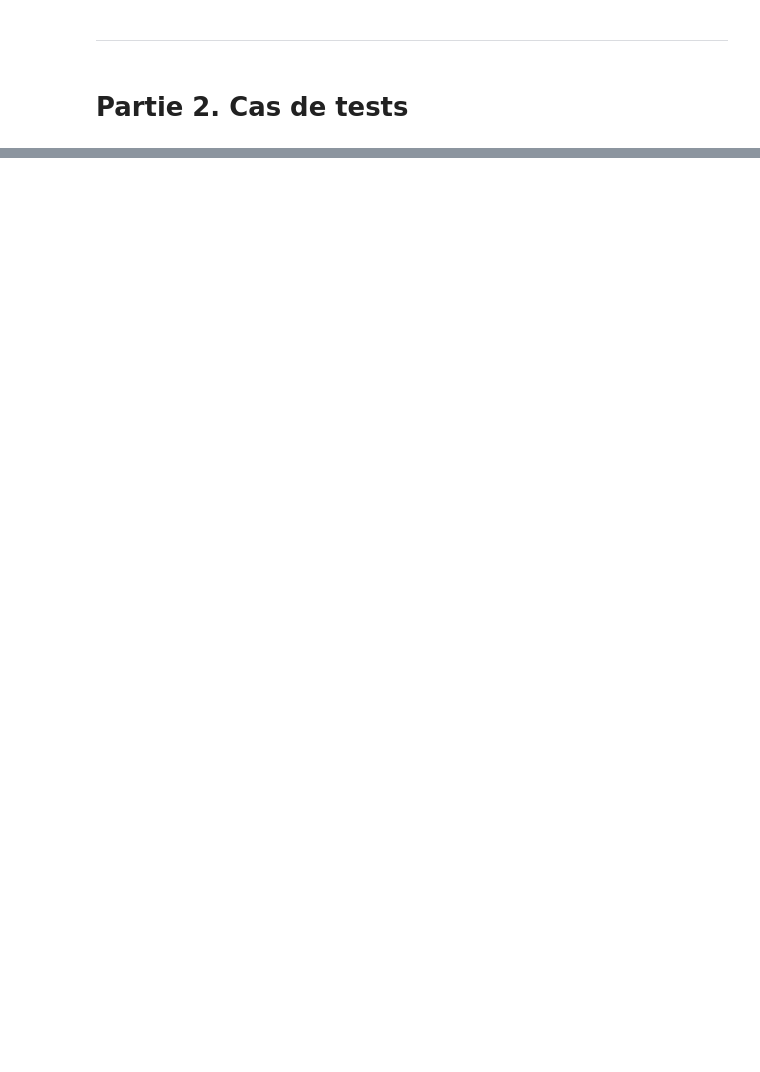
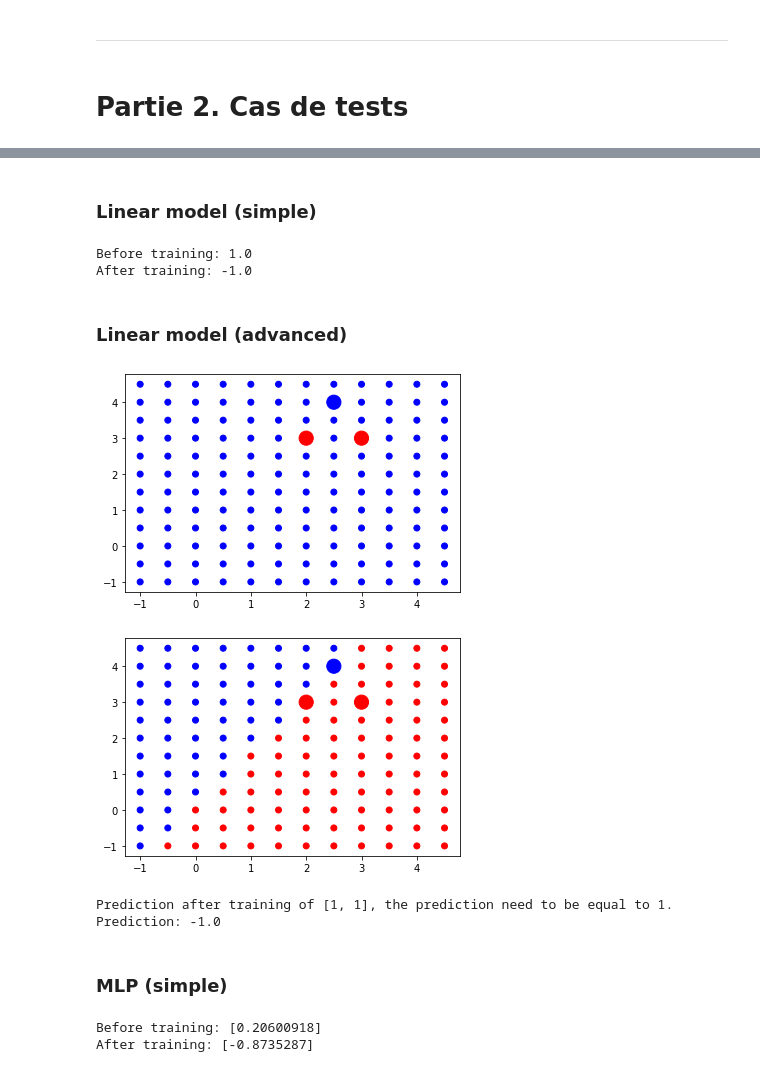
Before and after one commit to Levorilh/ml_python, a Jupyter notebook: rapport.ipynb, the cells around one changed output, grey strips where cells are left out. Cells and saved outputs as stored; diff of their text form; code cells hidden in the pictures; blank space fills up the shorter version.

```diff
--- a/rapport.ipynb
+++ b/rapport.ipynb
@@ -437,0 +510,79 @@ Model parameters: epochs=10000000, img_size=(8, 8), input_dim=[8] -- Train acc:
+# %% [markdown]
+### Linear model (simple)
+# %%
+input_dim = len(X[0])
+
+p_model = create_linear_model(input_dim)
+test_before = predict_linear_model_classif(p_model, input_dim, [1, 1])
+
+print("Before training:", test_before)
+
+train_linear_classification_model(p_model, input_dim, X, Y, alpha=0.001, epochs=10000)
+
+
+test_after = predict_linear_model_classif(p_model, input_dim , [1, 1])
+
+print("After training:",test_after)
+# %% [output]
+Before training: 1.0
+After training: -1.0
+# %% [markdown]
+### Linear model (advanced)
+# %%
+model = create_linear_model(input_dim)
+test_dataset = [[x1, x2] for x1 in np.arange(-1, 5, 0.5) for x2 in np.arange(-1, 5, 0.5)]
+colors = ["blue" if output >= 0 else "red" for output in Y]
+
+predicted_outputs = [predict_linear_model_classif(model, input_dim,  p) for p in test_dataset]
+predicted_outputs_colors = ['blue' if label == 1 else 'red' for label in predicted_outputs]
+plt.scatter([p[0] for p in test_dataset], [p[1] for p in test_dataset], c=predicted_outputs_colors)
+plt.scatter([p[0] for p in X], [p[1] for p in X], c=colors, s=200)
+plt.show()
+
+flattened_dataset_inputs = []
+for p in X:
+    flattened_dataset_inputs.append(p[0])
+    flattened_dataset_inputs.append(p[1])
+
+train_linear_classification_model(model, input_dim, flattened_dataset_inputs, Y, epochs=10000)
+
+
+predicted_outputs = [predict_linear_model_classif(model,input_dim,  p)  for p in test_dataset]
+predicted_outputs_colors = ['blue' if label == 1 else 'red' for label in predicted_outputs]
+plt.scatter([p[0] for p in test_dataset], [p[1] for p in test_dataset], c=predicted_outputs_colors)
+plt.scatter([p[0] for p in X], [p[1] for p in X], c=colors, s=200)
+plt.show()
+
+test_after = predict_linear_model_classif(p_model, input_dim, [1, 1])
+
+print("Prediction after training of [1, 1], the prediction need to be equal to 1. \nPrediction:", test_after)
+
+flattened_dataset_inputs = []
+for p in X:
+    flattened_dataset_inputs.append(p[0])
+    flattened_dataset_inputs.append(p[1])
+
+destroy_linear_model(model)
+# %% [output]
+[figure, added]
+[figure, added]
+Prediction after training of [1, 1], the prediction need to be equal to 1.
+Prediction: -1.0
+# %% [markdown]
+### MLP (simple)
+# %%
+input_dim = [len(X[0]), 1]
+
+p_model, _= create_mlp_model(input_dim)
+test_before = predict_mlp_model_classification(p_model, [1, 1])
+
+print("Before training:", test_before)
+
+train_classification_stochastic_gradient_backpropagation_mlp_model(p_model, X, Y)
+
+test_after = predict_mlp_model_classification(p_model, [1, 1])
+
+print("After training:", test_after)
+# %% [output]
+Before training: [0.20600918]
+After training: [-0.8735287]
```
Also changed, not shown: parts of 134 cells of this notebook, 3 other files.
